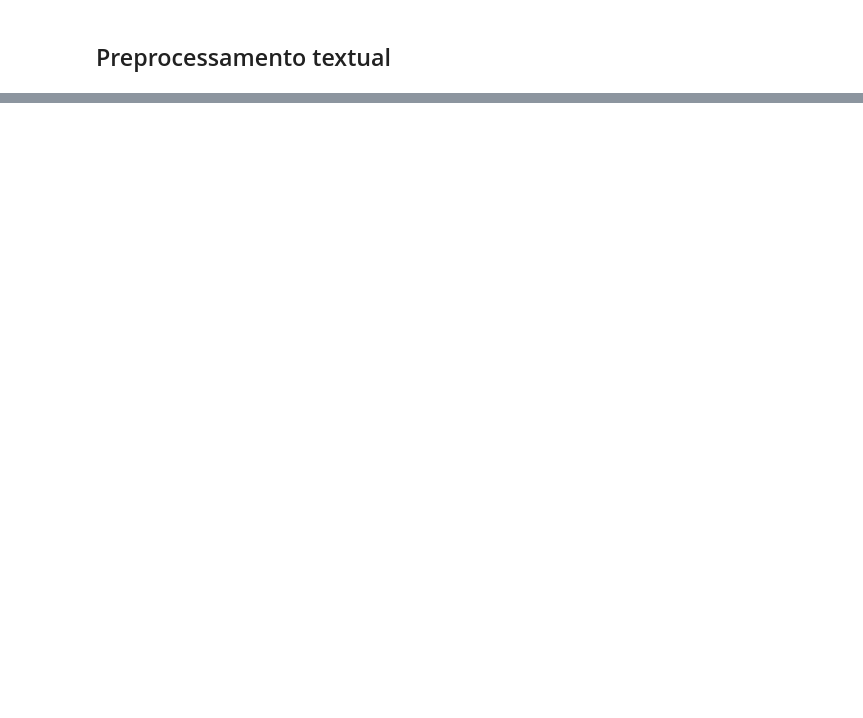
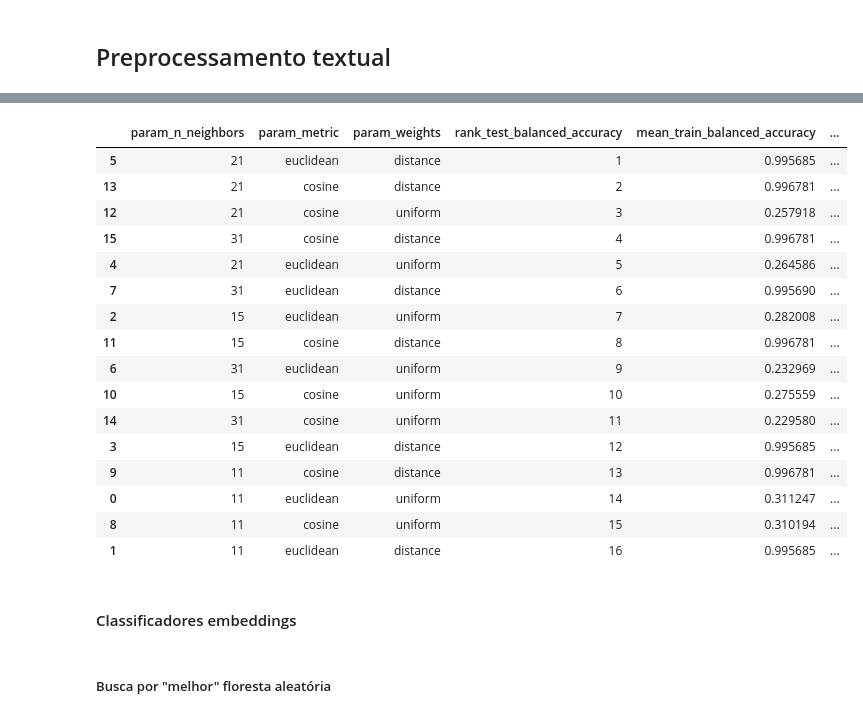
Before and after one commit to mauromascarenhas/Dificuldade-problemas-URI, a Jupyter notebook: modeling/Classificação de nível de dificuldade.ipynb, the cells around one changed output, grey strips where cells are left out. Cells and saved outputs as stored; diff of their text form; code cells hidden in the pictures; blank space fills up the shorter version.

```diff
--- a/modeling/Classificação de nível de dificuldade.ipynb
+++ b/modeling/Classificação de nível de dificuldade.ipynb
@@ -157,0 +212,2 @@ sns.boxplot(ds, x = "n_level", y = "ratio")
+# %%
+tfidf = vctzr.fit_transform(dtf["description"])
@@ -157,0 +287,18 @@ sns.boxplot(ds, x = "n_level", y = "ratio")
+# %%
+scoring = ["balanced_accuracy", "precision_weighted", "f1_weighted", "roc_auc_ovo_weighted"]
+scr_cols = [p + s for s in scoring for p in ["rank_test_", "mean_train_", "mean_test_"]]
+refit_idx = 0
+
+rf_grid = {
+    "n_estimators": list(range(20, 121, 20)),
+    "max_depth": [5, 7, 9, 11, 13, 15],
+    "min_samples_leaf": [5, 10, 15, 20],
+    "min_impurity_decrease": [0.001, 0.01, 0.1]
+}
+knn_grid = {
+    "n_neighbors": [11, 15, 21, 31],
+    "metric": ["euclidean", "cosine"],
+    "weights": ["uniform", "distance"]
+}
+
+df_res_col_name = lambda c: re.sub(r"(mean|std|rank)_(test|train)_(\w+?)_weighted", r"\1_\2_\3", c.replace("param_", ""))
@@ -157,0 +330,7 @@ sns.boxplot(ds, x = "n_level", y = "ratio")
+# %%
+evt_cols = [
+    *[f"param_{p}" for p in rf_grid.keys()],
+    *scr_cols
+]
+dfgsttf = pd.DataFrame(gsttf.cv_results_)
+dfgsttf[evt_cols].rename(columns = { c: df_res_col_name(c) for c in evt_cols}).sort_values(f"rank_test_{df_res_col_name(scoring[refit_idx])}")
@@ -157,0 +353,11 @@ sns.boxplot(ds, x = "n_level", y = "ratio")
+# %%
+gsntf = GridSearchCV(
+    estimator = KNeighborsClassifier(),
+    param_grid = knn_grid,
+    scoring = scoring,
+    n_jobs = -1,
+    refit = scoring[refit_idx],
+    cv = 10,
+    return_train_score = True
+)
+gsntf.fit(dtf.drop(columns = ["level"]).values, dtf["level"].values)
@@ -157,0 +372,29 @@ sns.boxplot(ds, x = "n_level", y = "ratio")
+# %%
+evn_cols = [
+    *[f"param_{p}" for p in knn_grid.keys()],
+    *scr_cols
+]
+dfgsntf = pd.DataFrame(gsntf.cv_results_)
+dfgsntf[evn_cols].rename(columns = { c: df_res_col_name(c) for c in evt_cols}).sort_values(f"rank_test_{df_res_col_name(scoring[refit_idx])}")
+# %% [output]
+|  | param_n_neighbors | param_metric | param_weights | rank_test_balanced_accuracy | mean_train_balanced_accuracy | ... |
+| 5 | 21 | euclidean | distance | 1 | 0.995685 | ... |
+| 13 | 21 | cosine | distance | 2 | 0.996781 | ... |
+| 12 | 21 | cosine | uniform | 3 | 0.257918 | ... |
+| 15 | 31 | cosine | distance | 4 | 0.996781 | ... |
+| 4 | 21 | euclidean | uniform | 5 | 0.264586 | ... |
+| 7 | 31 | euclidean | distance | 6 | 0.995690 | ... |
+| 2 | 15 | euclidean | uniform | 7 | 0.282008 | ... |
+| 11 | 15 | cosine | distance | 8 | 0.996781 | ... |
+| 6 | 31 | euclidean | uniform | 9 | 0.232969 | ... |
+| 10 | 15 | cosine | uniform | 10 | 0.275559 | ... |
+| 14 | 31 | cosine | uniform | 11 | 0.229580 | ... |
+| 3 | 15 | euclidean | distance | 12 | 0.995685 | ... |
+| 9 | 11 | cosine | distance | 13 | 0.996781 | ... |
+| 0 | 11 | euclidean | uniform | 14 | 0.311247 | ... |
+| 8 | 11 | cosine | uniform | 15 | 0.310194 | ... |
+| 1 | 11 | euclidean | distance | 16 | 0.995685 | ... |
+# %% [markdown]
+#### Classificadores embeddings
+# %% [markdown]
+##### Busca por "melhor" floresta aleatória
```
Also changed, not shown: parts of 41 cells of this notebook.
